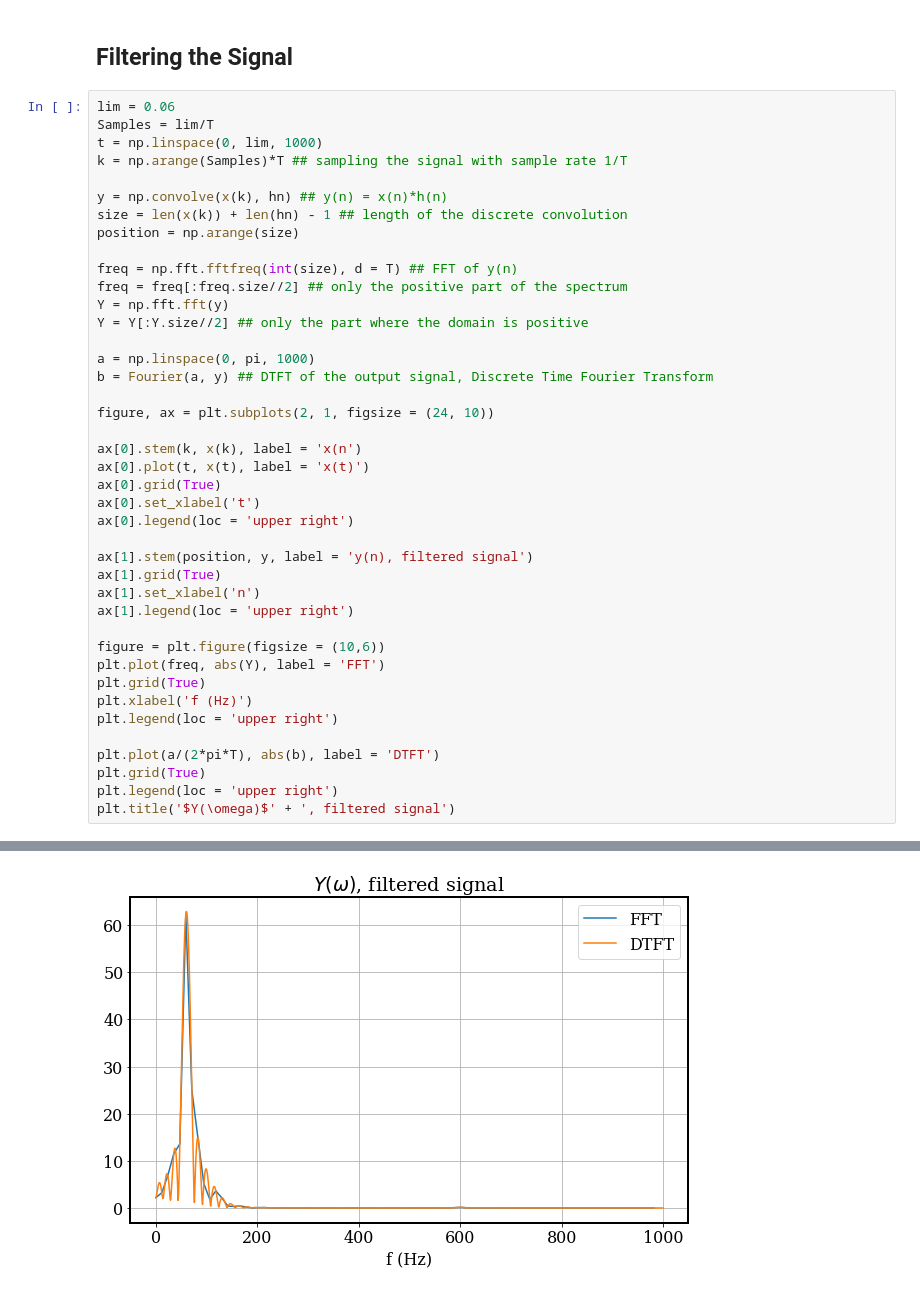
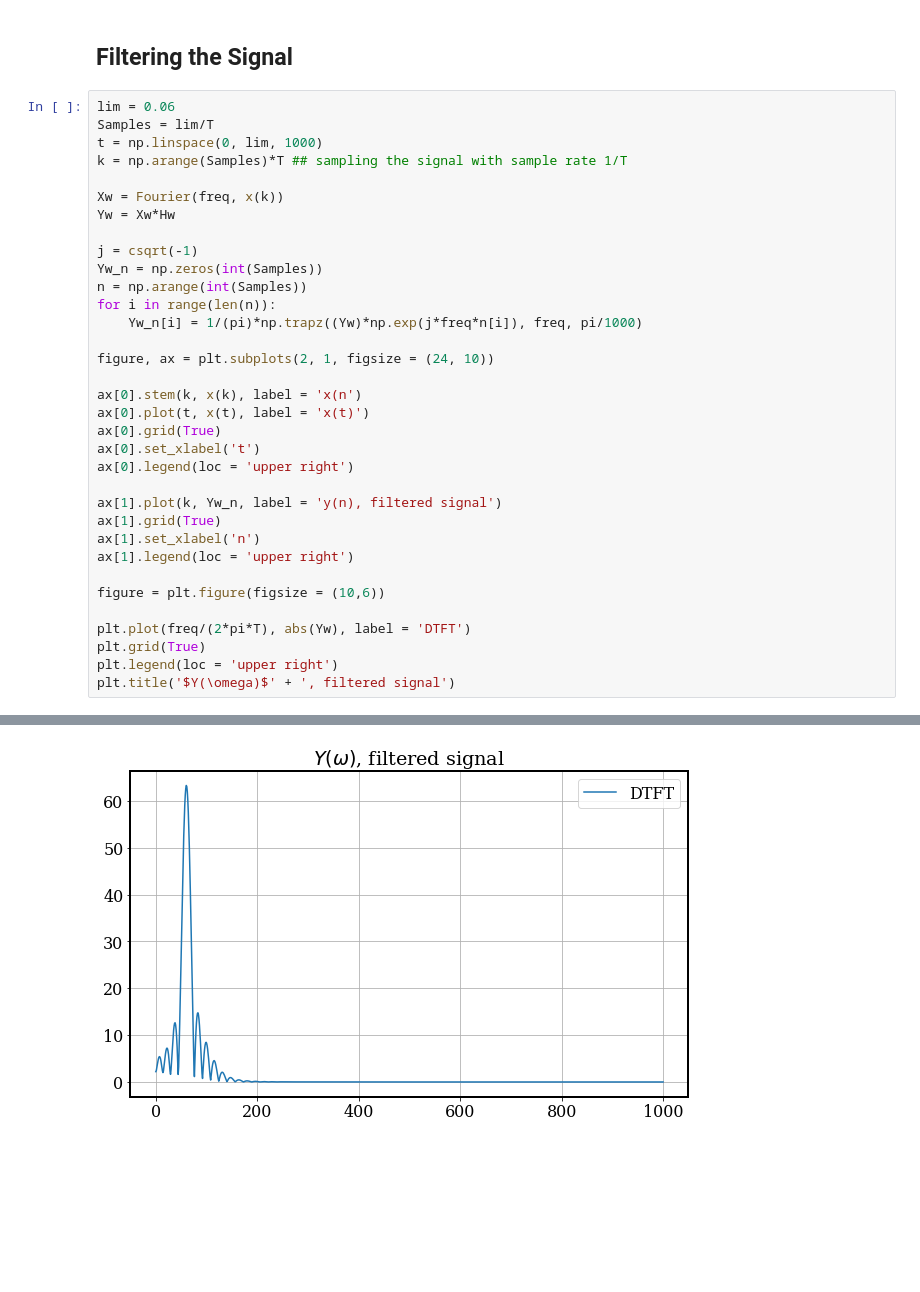
Before and after one commit to moisesoliveira08/Digital-Signal-Processing---UFCG, a Jupyter notebook: IIR.ipynb, the cells around one changed output, grey strips where cells are left out. Drawn from its saved outputs; the diff is of its cells as text; blank space fills up the shorter version.

```diff
--- a/IIR.ipynb
+++ b/IIR.ipynb
@@ -108,17 +99,14 @@ Samples = lim/T
 t = np.linspace(0, lim, 1000)
 k = np.arange(Samples)*T ## sampling the signal with sample rate 1/T
 
-y = np.convolve(x(k), hn) ## y(n) = x(n)*h(n)
-size = len(x(k)) + len(hn) - 1 ## length of the discrete convolution
-position = np.arange(size)
+Xw = Fourier(freq, x(k))
+Yw = Xw*Hw
 
-freq = np.fft.fftfreq(int(size), d = T) ## FFT of y(n)
-freq = freq[:freq.size//2] ## only the positive part of the spectrum
-Y = np.fft.fft(y)
-Y = Y[:Y.size//2] ## only the part where the domain is positive
-
-a = np.linspace(0, pi, 1000)
-b = Fourier(a, y) ## DTFT of the output signal, Discrete Time Fourier Transform
+j = csqrt(-1)
+Yw_n = np.zeros(int(Samples))
+n = np.arange(int(Samples))
+for i in range(len(n)):
+    Yw_n[i] = 1/(pi)*np.trapz((Yw)*np.exp(j*freq*n[i]), freq, pi/1000)
 
 figure, ax = plt.subplots(2, 1, figsize = (24, 10))
 
@@ -128,18 +116,14 @@ ax[0].grid(True)
 ax[0].set_xlabel('t')
 ax[0].legend(loc = 'upper right')
 
-ax[1].stem(position, y, label = 'y(n), filtered signal')
+ax[1].plot(k, Yw_n, label = 'y(n), filtered signal')
 ax[1].grid(True)
 ax[1].set_xlabel('n')
 ax[1].legend(loc = 'upper right')
 
 figure = plt.figure(figsize = (10,6))
-plt.plot(freq, abs(Y), label = 'FFT')
-plt.grid(True)
-plt.xlabel('f (Hz)')
-plt.legend(loc = 'upper right')
 
-plt.plot(a/(2*pi*T), abs(b), label = 'DTFT')
+plt.plot(freq/(2*pi*T), abs(Yw), label = 'DTFT')
 plt.grid(True)
 plt.legend(loc = 'upper right')
 plt.title('$Y(\omega)$' + ', filtered signal')
@@ -149 +133 @@ Text(0.5, 1.0, '$Y(\\omega)$, filtered signal')
-[figure, old version]
+[figure, new version]
```
Also changed, not shown: parts of 2 cells of this notebook, 2 other files.
